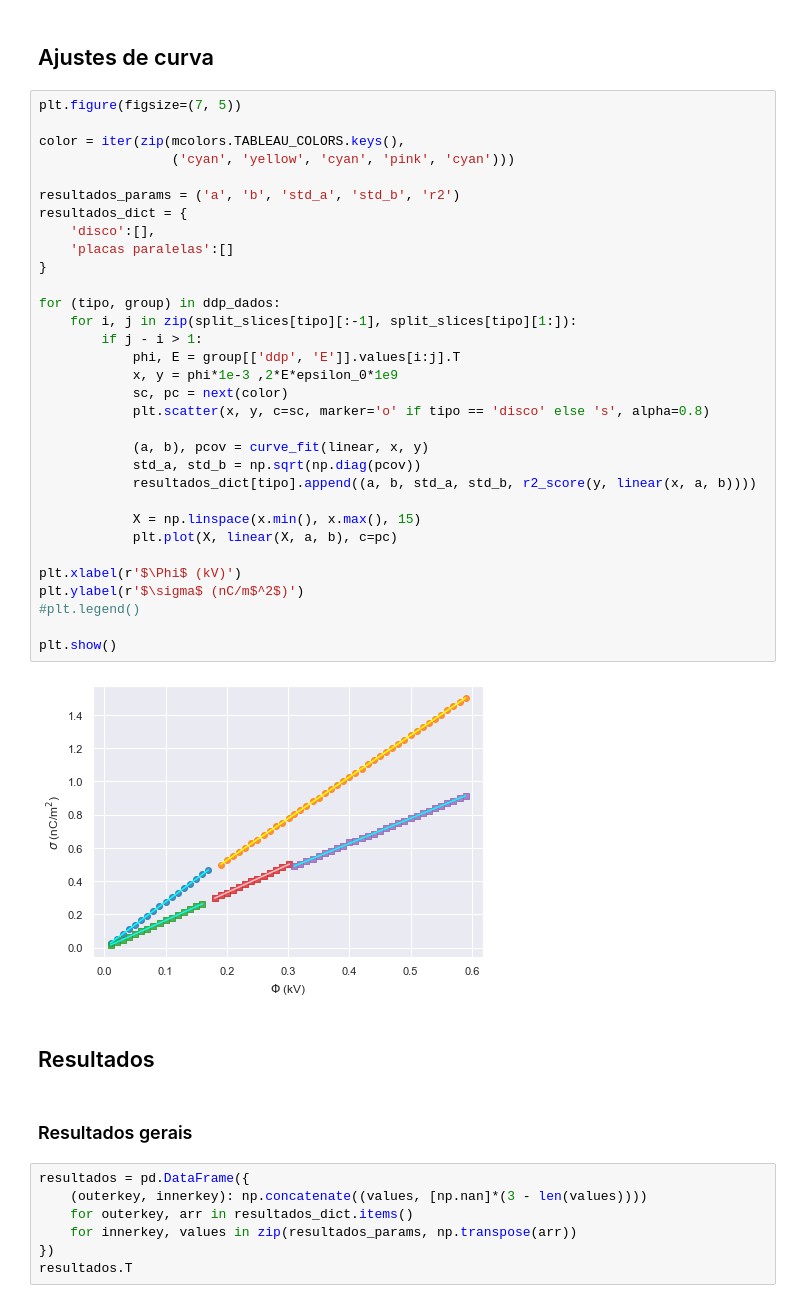
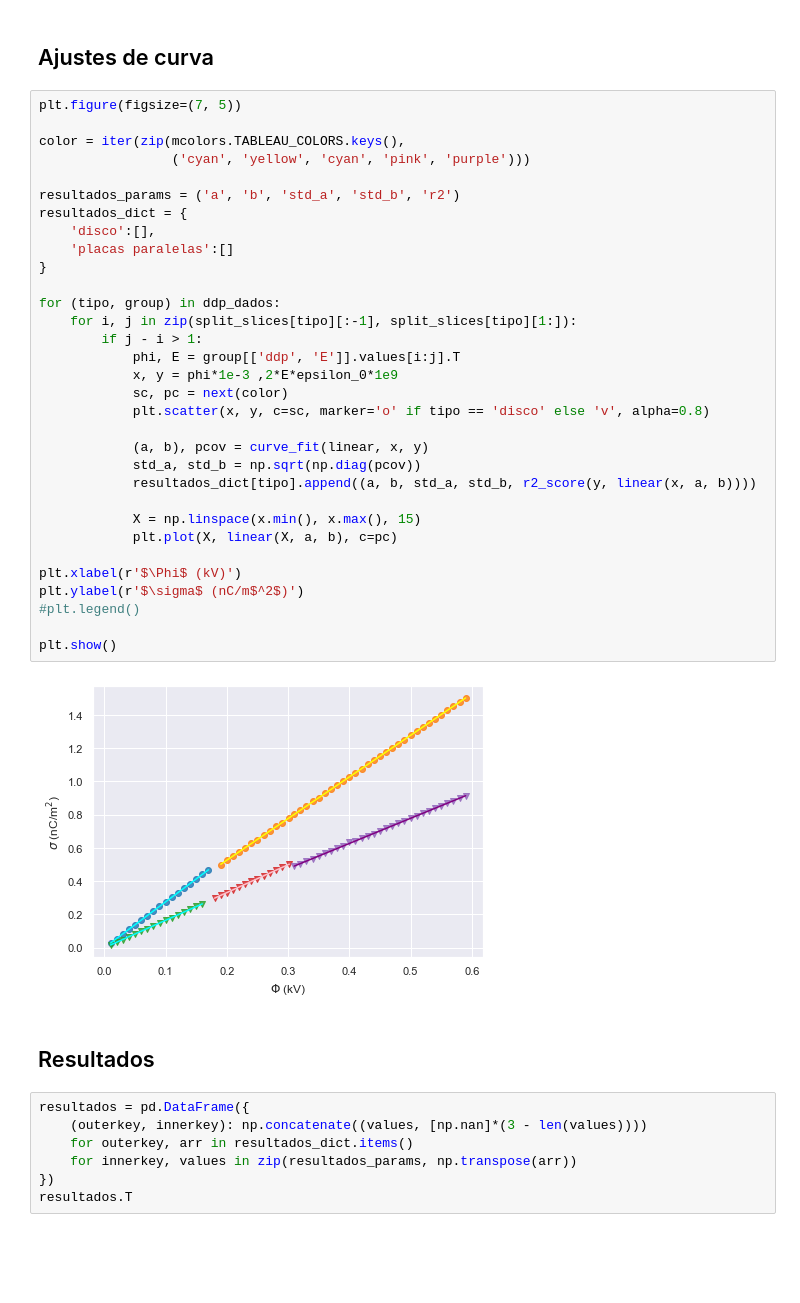
Before and after one commit to JairoSSantos/experimentos, a Jupyter notebook: campo elétrico/análise.ipynb, the cells around one changed output. Cells and saved outputs as stored; diff of their text form; blank space fills up the shorter version.

Commit message:
resultados E x z

```diff
--- a/campo elétrico/análise.ipynb
+++ b/campo elétrico/análise.ipynb
@@ -93,40 +93,38 @@ split_slices
 plt.figure(figsize=(7, 5))
 
 color = iter(zip(mcolors.TABLEAU_COLORS.keys(),
-                 ('cyan', 'yellow', 'cyan', 'pink', 'cyan')))
+                 ('cyan', 'yellow', 'cyan', 'pink', 'purple')))
 
 resultados_params = ('a', 'b', 'std_a', 'std_b', 'r2')
 resultados_dict = {
     'disco':[],
     'placas paralelas':[]
 }
 
 for (tipo, group) in ddp_dados:
     for i, j in zip(split_slices[tipo][:-1], split_slices[tipo][1:]):
         if j - i > 1:
             phi, E = group[['ddp', 'E']].values[i:j].T
             x, y = phi*1e-3 ,2*E*epsilon_0*1e9
             sc, pc = next(color)
-            plt.scatter(x, y, c=sc, marker='o' if tipo == 'disco' else 's', alpha=0.8)
+            plt.scatter(x, y, c=sc, marker='o' if tipo == 'disco' else 'v', alpha=0.8)
 
             (a, b), pcov = curve_fit(linear, x, y)
             std_a, std_b = np.sqrt(np.diag(pcov))
             resultados_dict[tipo].append((a, b, std_a, std_b, r2_score(y, linear(x, a, b))))
 
             X = np.linspace(x.min(), x.max(), 15)
             plt.plot(X, linear(X, a, b), c=pc)
 
 plt.xlabel(r'$\Phi$ (kV)')
 plt.ylabel(r'$\sigma$ (nC/m$^2$)')
 #plt.legend()
 
 plt.show()
 # %% [output]
-[figure, old version]
+[figure, new version]
 # %% [markdown]
 ## Resultados
-# %% [markdown]
-### Resultados gerais
 # %%
 resultados = pd.DataFrame({
     (outerkey, innerkey): np.concatenate((values, [np.nan]*(3 - len(values))))
```
Also changed, not shown: parts of 15 cells of this notebook.
